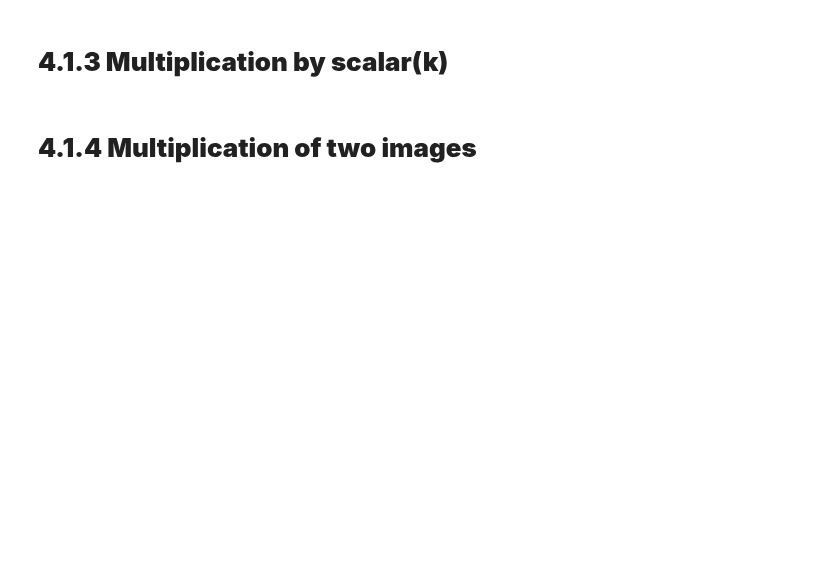
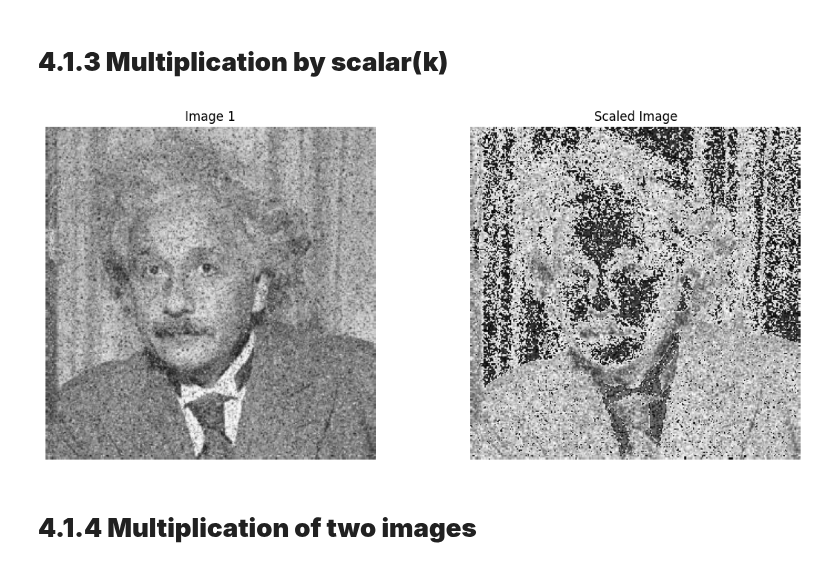
Before and after one commit to avashkharel7/IPPR, a Jupyter notebook: lab4-arithmethic-logical-and-set-operations.ipynb, the cells around one changed output. Drawn from its saved outputs; the diff is of its cells as text; code cells hidden in the pictures; blank space fills up the shorter version.

```diff
--- a/lab4-arithmethic-logical-and-set-operations.ipynb
+++ b/lab4-arithmethic-logical-and-set-operations.ipynb
@@ -23,6 +60,20 @@ img1_float = img1.astype(np.float32)
 scaled_img = img1_float * scalar
 scaled_img = scaled_img.astype(np.uint8)
 scaled_img = np.clip(scaled_img, 0, 255)
+# %%
+plt.figure(figsize=(12, 5))
+plt.subplot(1, 2, 1)
+plt.imshow(img1, cmap='gray')
+plt.title('Image 1')
+plt.axis('off')
+plt.subplot(1, 2, 2)
+plt.imshow(scaled_img, cmap='gray')
+plt.title('Scaled Image')
+plt.axis('off')
+plt.tight_layout()
+plt.show()
+# %% [output]
+[figure, added]
 # %% [markdown]
 # **4.1.4 Multiplication of two images**
 # %%
```
Also changed, not shown: parts of 11 cells of this notebook.
